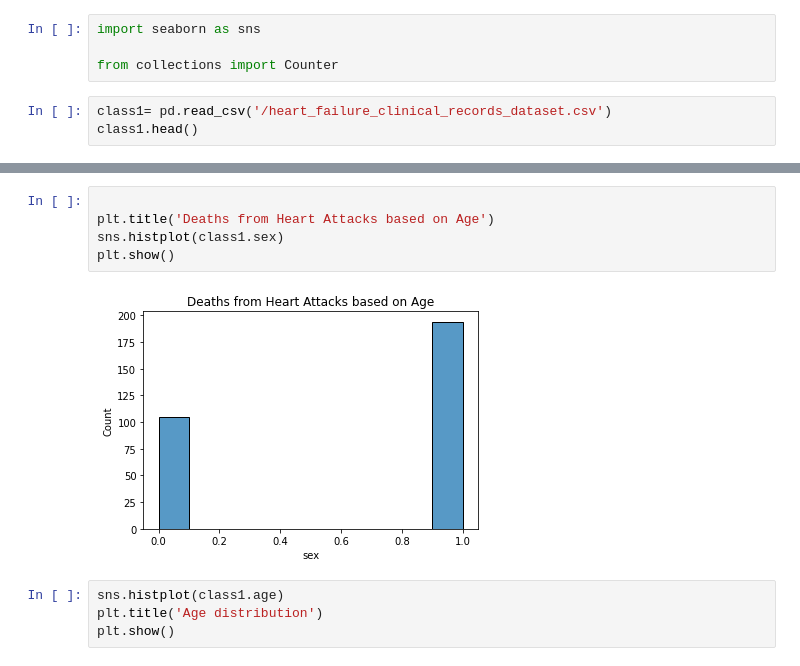
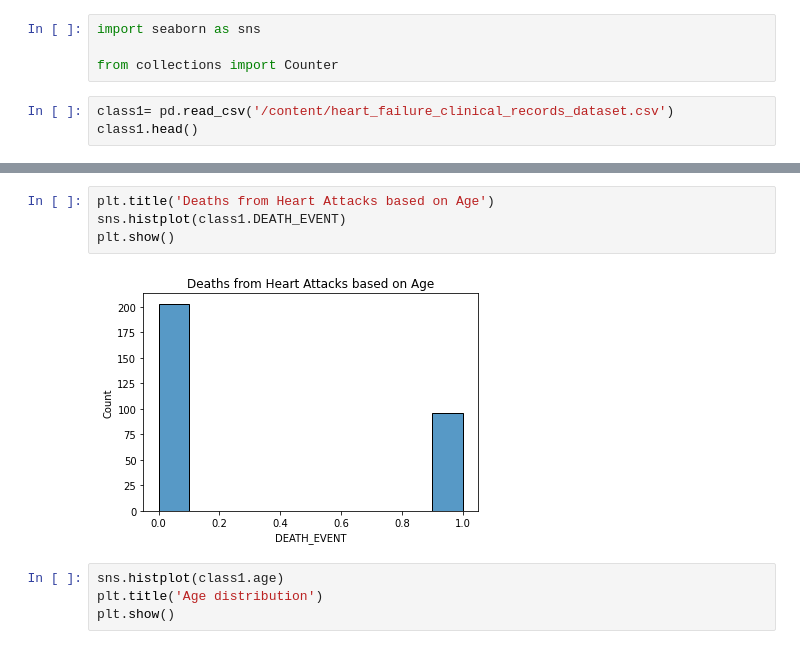
Before and after one commit to uzeziogho/MLDM, a Jupyter notebook: Classifiers.ipynb, the cells around one changed output, grey strips where cells are left out. Saved outputs shown, nothing was run; the diff lists cells and outputs as text.

```diff
--- a/Classifiers.ipynb
+++ b/Classifiers.ipynb
@@ -17,7 +17,7 @@ import seaborn as sns
 
 from collections import Counter
 # %%
-class1= pd.read_csv('/heart_failure_clinical_records_dataset.csv')
+class1= pd.read_csv('/content/heart_failure_clinical_records_dataset.csv')
 class1.head()
 # %% [output]
 |  | age | anaemia | creatinine_phosphokinase | diabetes | ejection_fraction | high_blood_pressure | platelets | ... |
@@ -42,10 +63,9 @@ class1.describe()
 # %%
-
 plt.title('Deaths from Heart Attacks based on Age')
-sns.histplot(class1.sex)
+sns.histplot(class1.DEATH_EVENT)
 plt.show()
 # %% [output]
-[figure, old version]
+[figure, new version]
 # %%
 sns.histplot(class1.age)
 plt.title('Age distribution')
```
Also changed, not shown: parts of 29 cells of this notebook.
